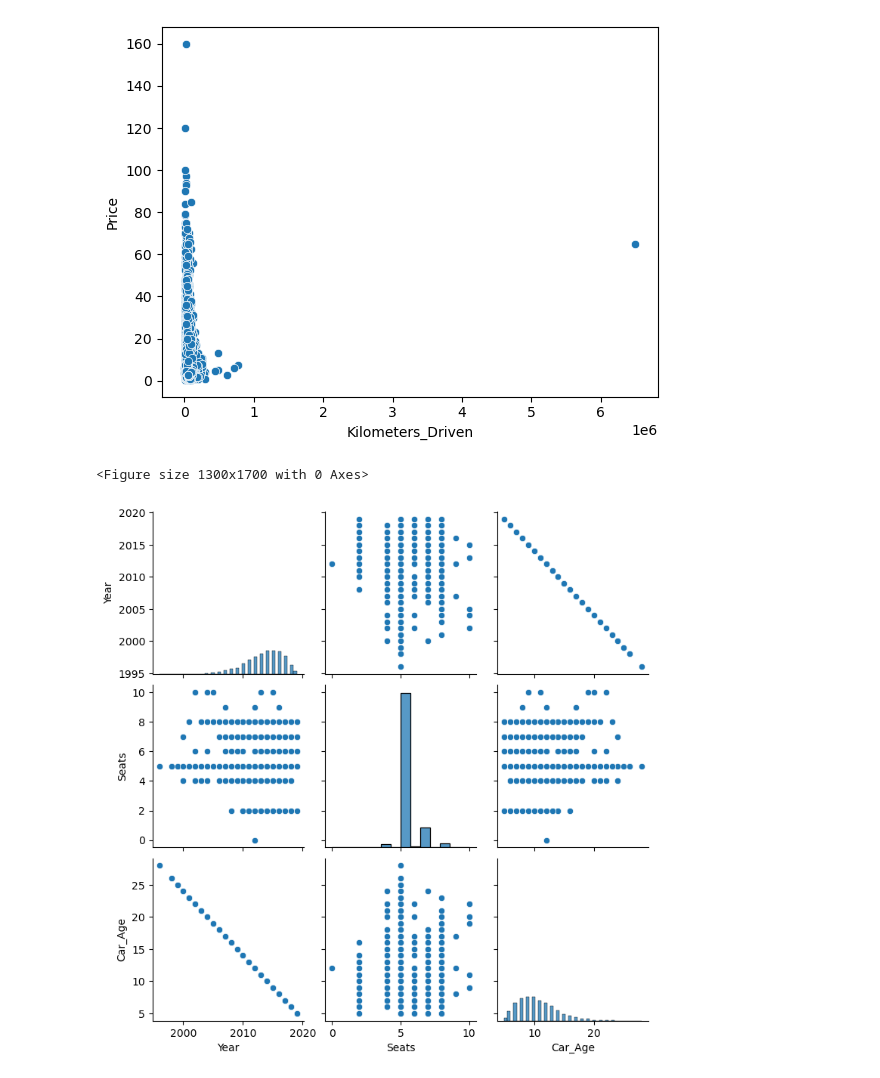
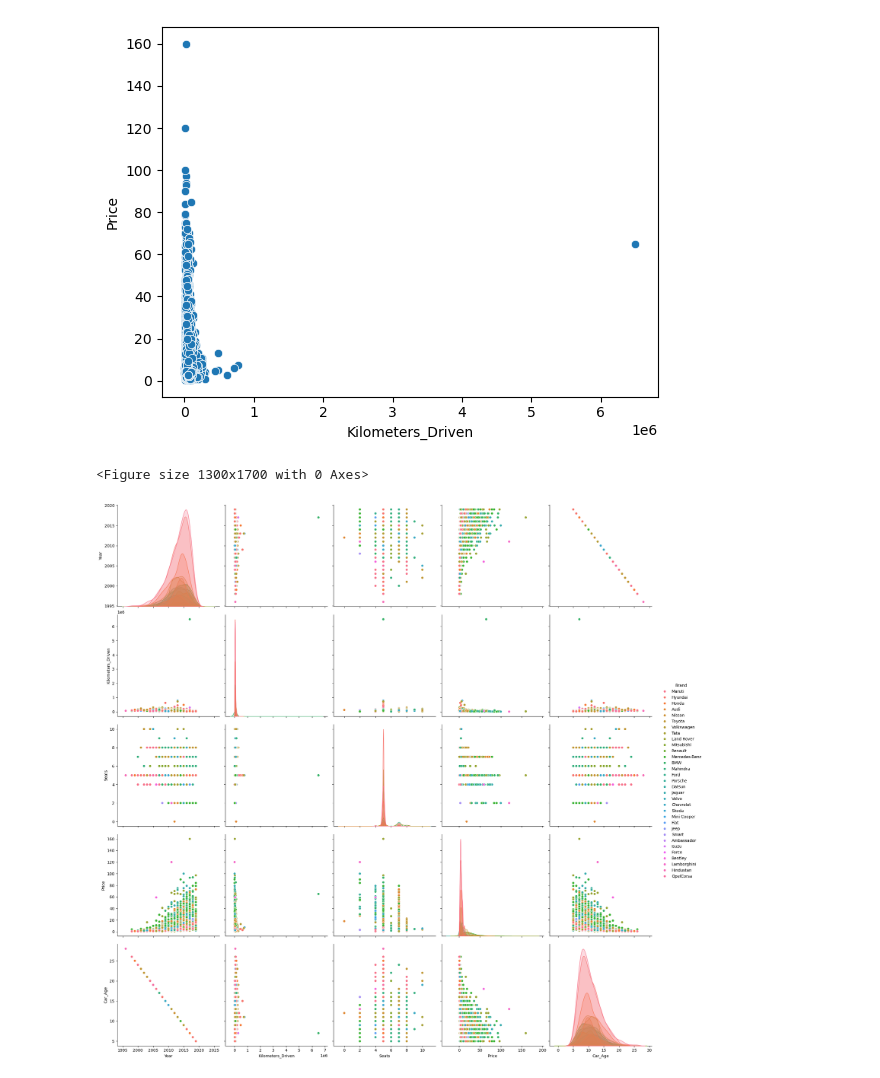
Before and after one commit to kumarcherukuris/DataAnalysis, a Jupyter notebook: Cars4u.ipynb, the cells around one changed output. Saved outputs shown, nothing was run; the diff lists cells and outputs as text; code cells hidden in the pictures.

```diff
--- a/Cars4u.ipynb
+++ b/Cars4u.ipynb
@@ -301,8 +308,9 @@ plt.show()
 # %%
 # Lets distplot the data
 plt.figure(figsize=(13,17))
-sns.pairplot(data=df.drop(['Kilometers_Driven','Price'],axis=1))
+#sns.pairplot(data=df.drop(['Kilometers_Driven','Price'],axis=1))
+sns.pairplot(df,hue='Brand',height=4)
 plt.show()
 # %% [output]
 <Figure size 1300x1700 with 0 Axes>
-[figure, old version]
+[figure, new version]
```
Also changed, not shown: parts of 1 cell of this notebook.
